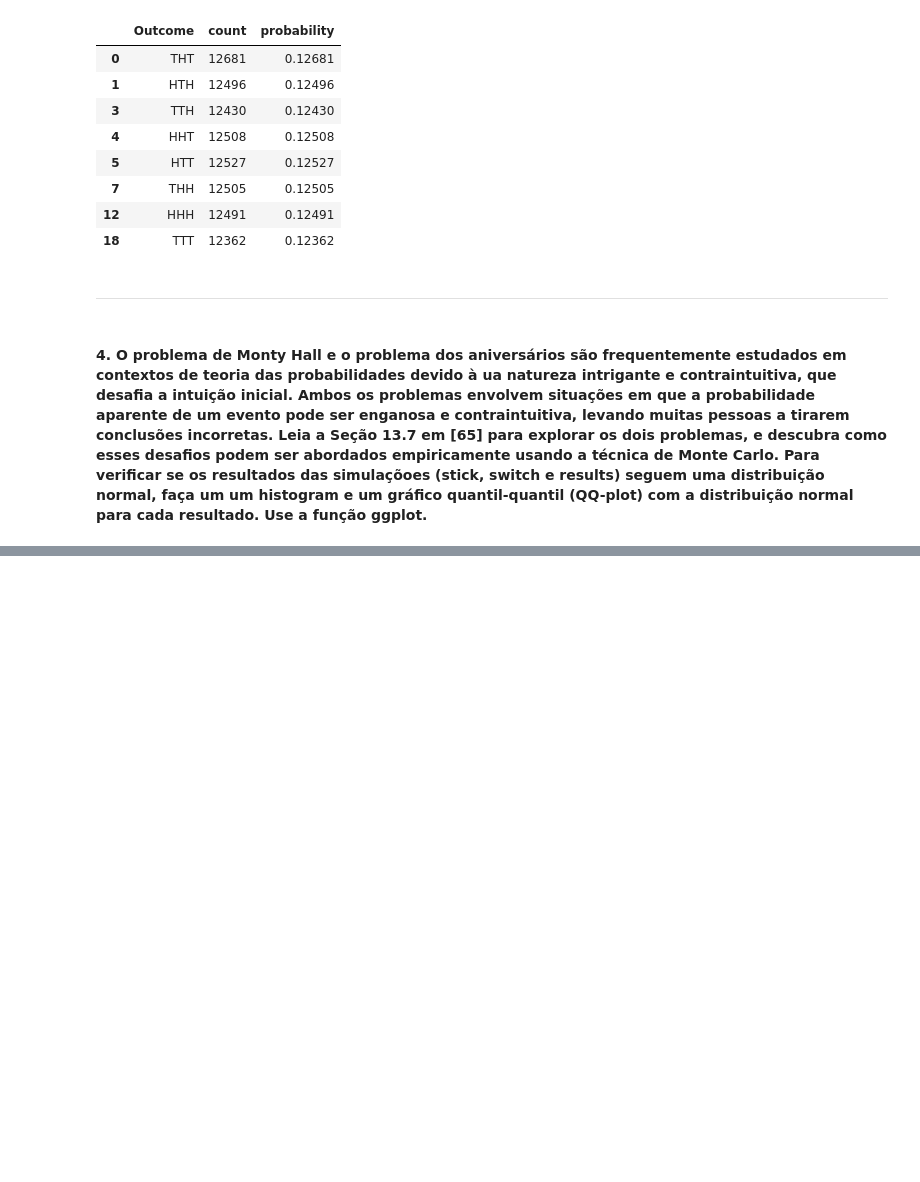
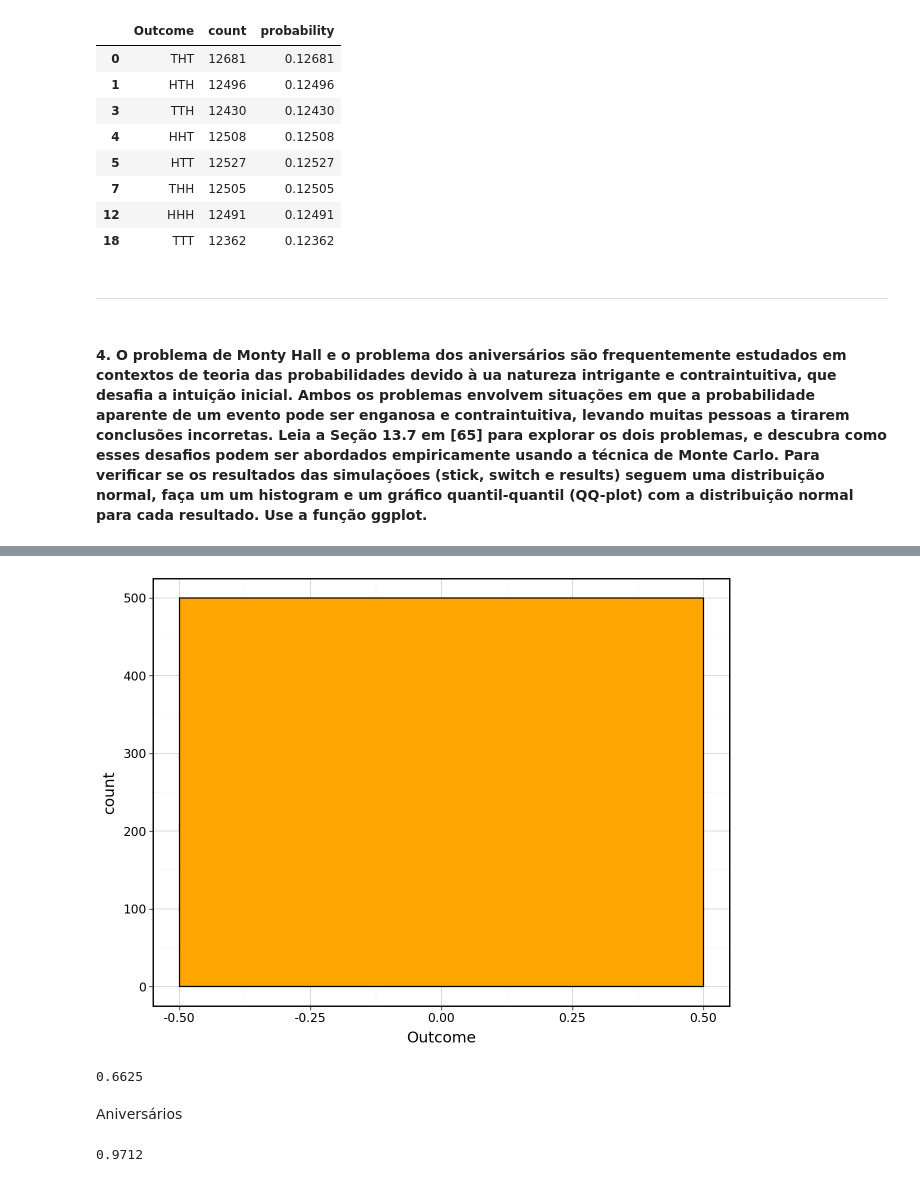
Before and after one commit to prof-LuizAlbano/feec-analise-dados-visual, a Jupyter notebook: Aulas/10-2024-05-10/RA272746_participacao6.ipynb, the cells around one changed output, grey strips where cells are left out. Cells and saved outputs as stored; diff of their text form; code cells hidden in the pictures; blank space fills up the shorter version.

```diff
--- a/Aulas/10-2024-05-10/RA272746_participacao6.ipynb
+++ b/Aulas/10-2024-05-10/RA272746_participacao6.ipynb
@@ -134,3 +134,30 @@ df_coins
 ---
 # %% [markdown]
 #### 4. O problema de Monty Hall e o problema dos aniversários são frequentemente estudados em contextos de teoria das probabilidades devido à ua natureza intrigante e contraintuitiva, que desafia a intuição inicial. Ambos os problemas envolvem situações em que a probabilidade aparente de um evento pode ser enganosa e contraintuitiva, levando muitas pessoas a tirarem conclusões incorretas. Leia a Seção 13.7 em [65] para explorar os dois problemas, e descubra como esses desafios podem ser abordados empiricamente usando a técnica de Monte Carlo. Para verificar se os resultados das simulaçõoes (stick, switch e results) seguem uma distribuição normal, faça um um histogram e um gráfico quantil-quantil (QQ-plot) com a distribuição normal para cada resultado. Use a função ggplot.
+# %%
+import random
+import pandas as pd
+from plotnine import *
+
+sample_size = 100
+
+def monty_hall(strategy):
+    doors = ["1", "2", "3"]
+    prize = random.sample(["car", "goat", "goat"], 3)
+    prize_door = doors[prize.index("car")]
+    my_pick = random.choice(doors)
+    show = random.choice([door for door in doors if door != my_pick and door != prize_door])
+    stick = my_pick
+    switch = [door for door in doors if door != my_pick and door != show][0]
+    choice = stick if strategy == "stick" else switch
+    return choice == prize_door
+# %%
+def simulate_results(n, choice):
+    out = []
+    for i in range(n):
+        stick_results = [monty_hall(choice) for _ in range(sample_size)]
+        out.append( {"choice": choice, "mean": sum(stick_results) / sample_size } )
+    return pd.DataFrame(out)
+
+stick = simulate_results(500, "stick")
+stick
@@ -136,0 +178,29 @@ df_coins
+# %%
+(
+    ggplot( simulate_results(500, "stick"), mapping=aes(x="Outcome") )
+    + geom_histogram(binwidth=1, fill="orange", color="black")
+    + theme_linedraw()
+)
+# %% [output]
+[figure, added]
+# %%
+switch_results = [monty_hall("switch") for _ in range(sample_size)]
+switch_mean = sum(switch_results) / sample_size
+print(switch_mean)
+# %% [output]
+0.6625
+# %% [markdown]
+Aniversários
+# %%
+import numpy as np
+
+def same_birthday(n):
+    bdays = np.random.choice(range(1, 366), n, replace=True)
+    return len(bdays) != len(set(bdays))
+
+B = 10000
+results = [same_birthday(50) for _ in range(B)]
+mean_result = np.mean(results)
+print(mean_result)
+# %% [output]
+0.9712
```
Also changed, not shown: parts of 2 cells of this notebook, 1 other file.
